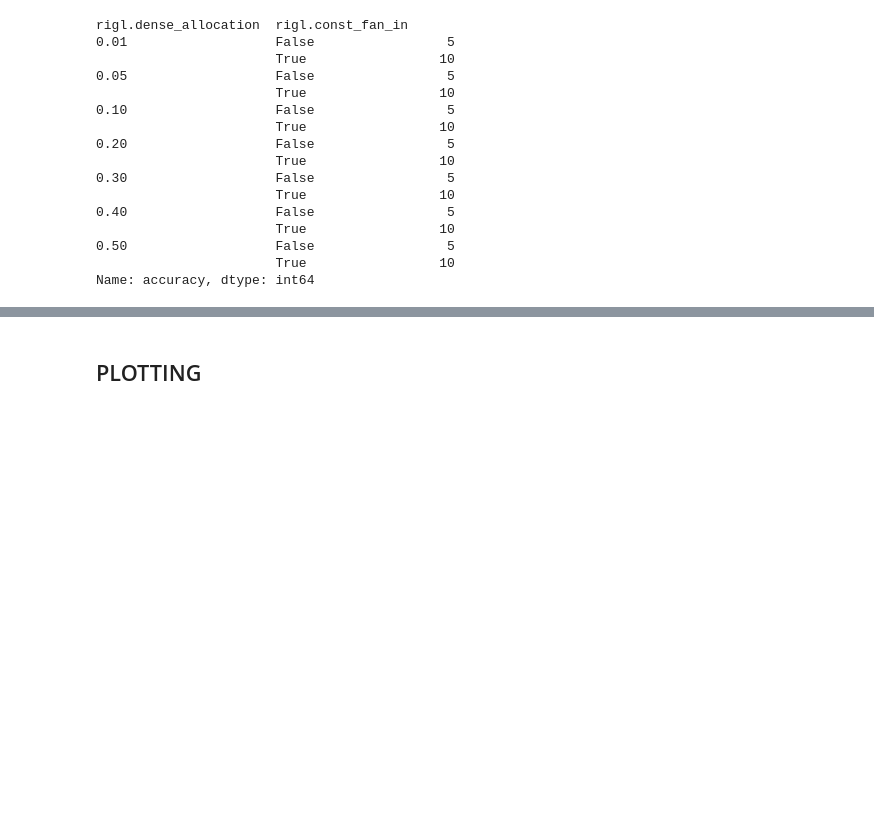
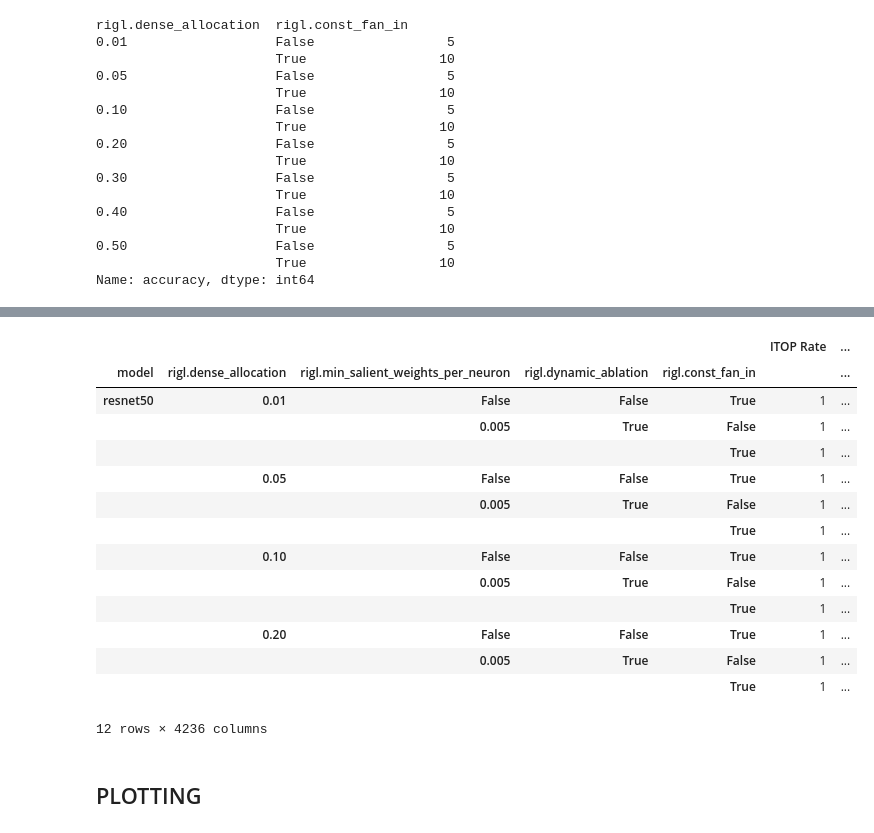
Before and after one commit to calgaryml/condensed-sparsity, a Jupyter notebook: notebooks/final_results.ipynb, the cells around one changed output, grey strips where cells are left out. Drawn from its saved outputs; the diff is of its cells as text; code cells hidden in the pictures; blank space fills up the shorter version.

```diff
--- a/notebooks/final_results.ipynb
+++ b/notebooks/final_results.ipynb
@@ -545,3 +290,31 @@ Name: accuracy, dtype: int64
+# %%
+## Imagenet runs
+groupby_cols = [
+    "model",
+    "rigl.dense_allocation",
+    "rigl.min_salient_weights_per_neuron",
+    "rigl.dynamic_ablation",
+    "rigl.const_fan_in"
+    # "training.seed",
+]
+imagenet.groupby(groupby_cols).count()
+# imagenet.loc[imagenet['rigl.const_fan_in']==True][["rigl.dense_allocation", "rigl.dynamic_ablation", "best_accuracy", "rigl.min_salient_weights_per_neuron"]]
+# %% [output]
+|  |  |  |  |  | ITOP Rate | ... |
+| model | rigl.dense_allocation | rigl.min_salient_weights_per_neuron | rigl.dynamic_ablation | rigl.const_fan_in |  | ... |
+| resnet50 | 0.01 | False | False | True | 1 | ... |
+|  |  | 0.005 | True | False | 1 | ... |
+|  |  |  |  | True | 1 | ... |
+|  | 0.05 | False | False | True | 1 | ... |
+|  |  | 0.005 | True | False | 1 | ... |
+|  |  |  |  | True | 1 | ... |
+|  | 0.10 | False | False | True | 1 | ... |
+|  |  | 0.005 | True | False | 1 | ... |
+|  |  |  |  | True | 1 | ... |
+|  | 0.20 | False | False | True | 1 | ... |
+|  |  | 0.005 | True | False | 1 | ... |
+|  |  |  |  | True | 1 | ... |
+12 rows × 4236 columns
 # %% [markdown]
 ## PLOTTING
 # %%
```
Also changed, not shown: parts of 35 cells of this notebook, 4 other files.
